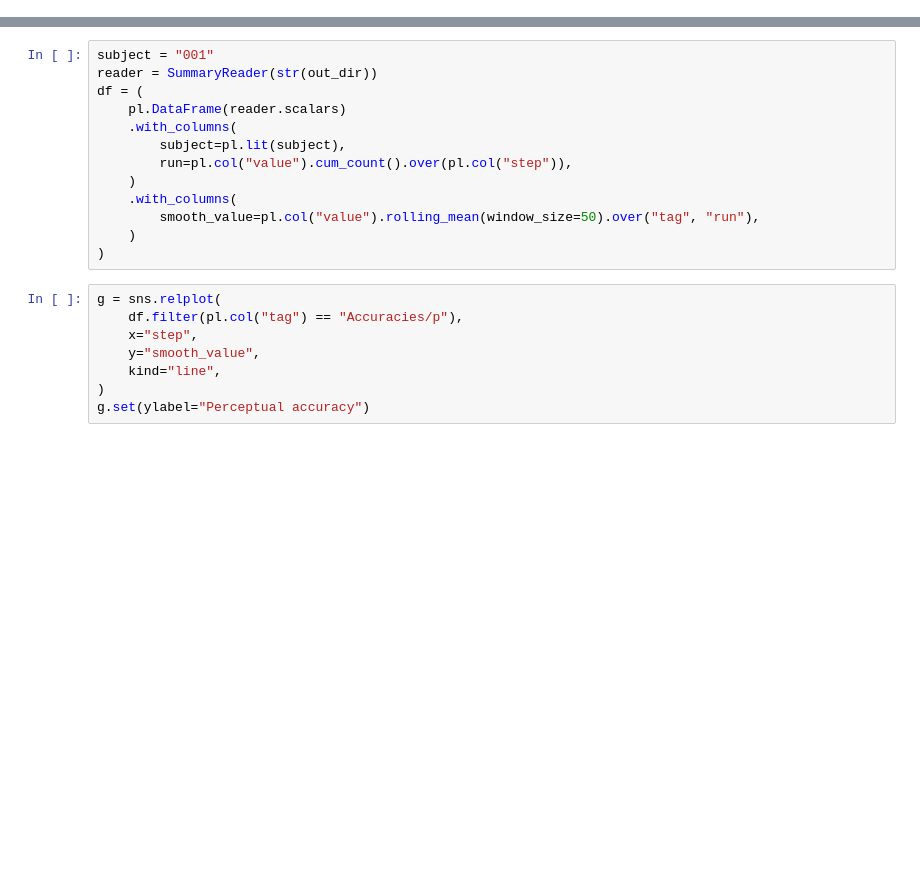
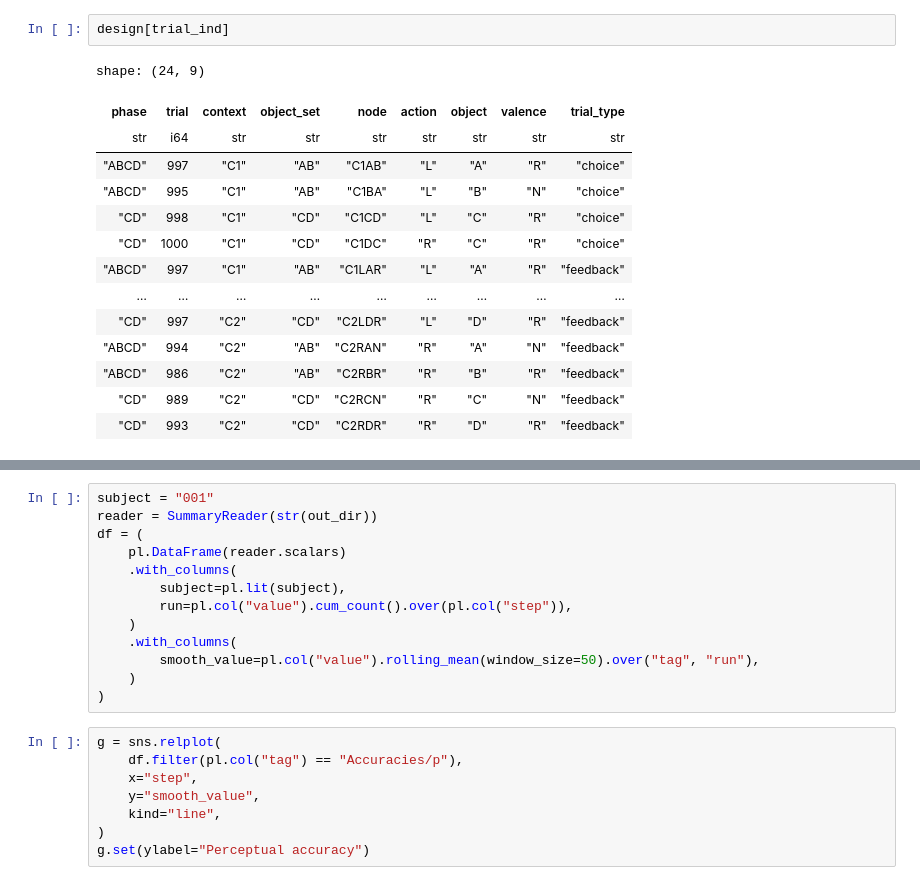
Before and after one commit to hamllab/torch_tem, a Jupyter notebook: jupyter/test_mckenzie.ipynb, the cells around one changed output, grey strips where cells are left out. Saved outputs shown, nothing was run; the diff lists cells and outputs as text; blank space fills up the shorter version.

```diff
--- a/jupyter/test_mckenzie.ipynb
+++ b/jupyter/test_mckenzie.ipynb
@@ -19,0 +56,17 @@ for run in range(1, n_runs + 1):
+# %%
+design[trial_ind]
+# %% [output]
+shape: (24, 9)
+| phase | trial | context | object_set | node | action | object | valence | trial_type |
+| str | i64 | str | str | str | str | str | str | str |
+| "ABCD" | 997 | "C1" | "AB" | "C1AB" | "L" | "A" | "R" | "choice" |
+| "ABCD" | 995 | "C1" | "AB" | "C1BA" | "L" | "B" | "N" | "choice" |
+| "CD" | 998 | "C1" | "CD" | "C1CD" | "L" | "C" | "R" | "choice" |
+| "CD" | 1000 | "C1" | "CD" | "C1DC" | "R" | "C" | "R" | "choice" |
+| "ABCD" | 997 | "C1" | "AB" | "C1LAR" | "L" | "A" | "R" | "feedback" |
+| … | … | … | … | … | … | … | … | … |
+| "CD" | 997 | "C2" | "CD" | "C2LDR" | "L" | "D" | "R" | "feedback" |
+| "ABCD" | 994 | "C2" | "AB" | "C2RAN" | "R" | "A" | "N" | "feedback" |
+| "ABCD" | 986 | "C2" | "AB" | "C2RBR" | "R" | "B" | "R" | "feedback" |
+| "CD" | 989 | "C2" | "CD" | "C2RCN" | "R" | "C" | "N" | "feedback" |
+| "CD" | 993 | "C2" | "CD" | "C2RDR" | "R" | "D" | "R" | "feedback" |
```
Also changed, not shown: parts of 13 cells of this notebook, 1 other file.
